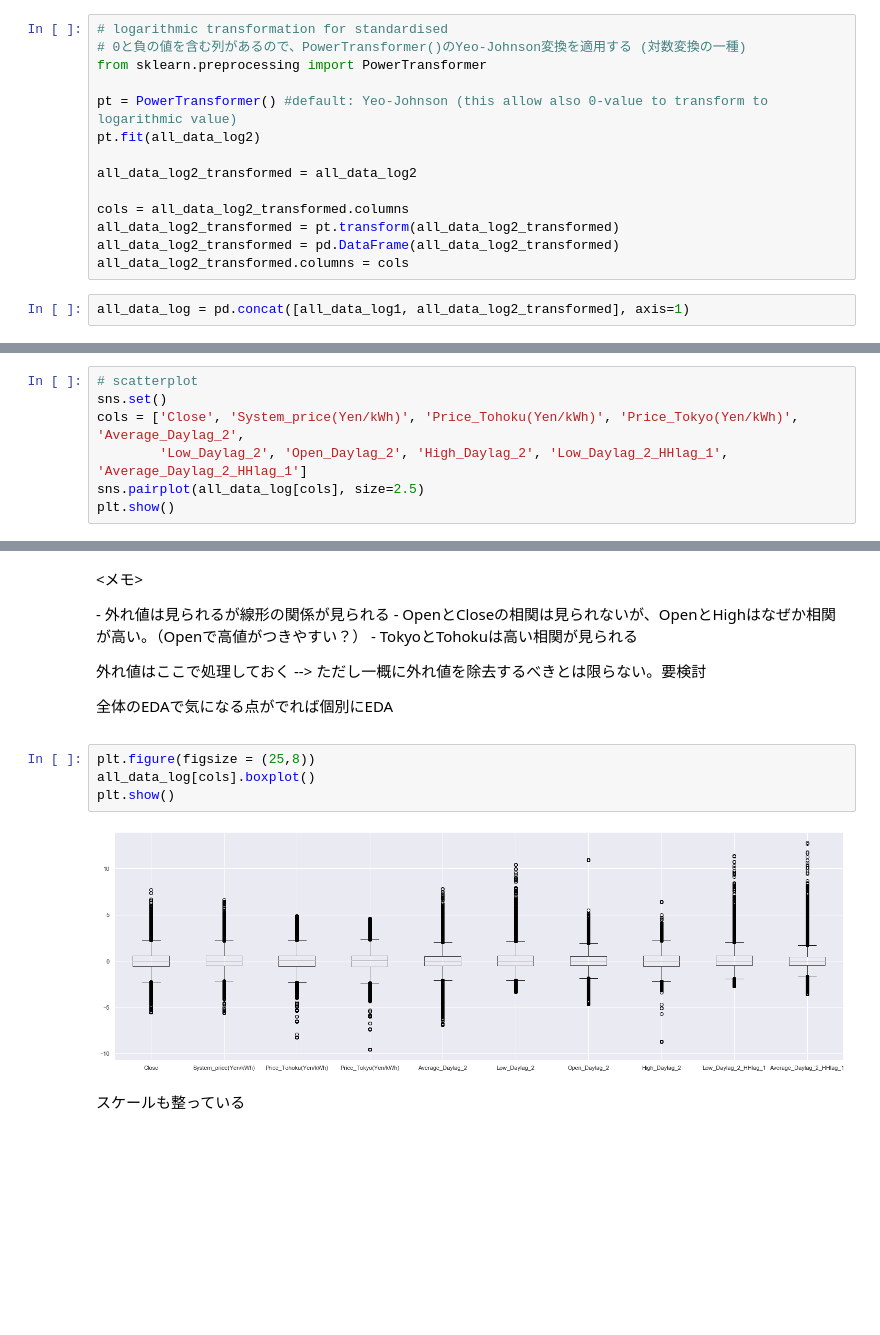
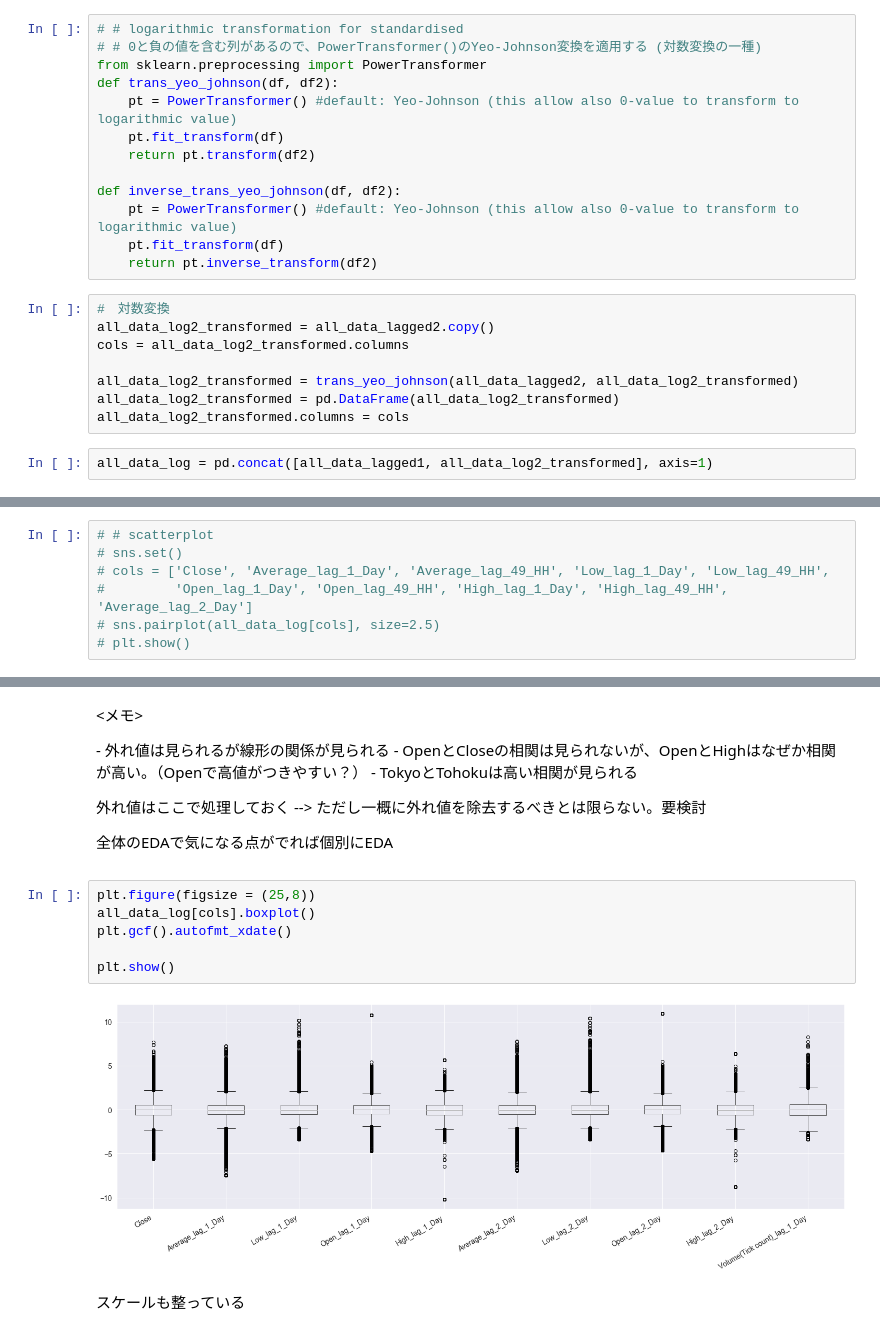
Before and after one commit to ken-datascience/master_thesis, a Jupyter notebook: Data Analysis for Master Thesis_(modeling_without_features).ipynb, the cells around one changed output, grey strips where cells are left out. Cells and saved outputs as stored; diff of their text form; blank space fills up the shorter version.

```diff
--- a/Data Analysis for Master Thesis_(modeling_without_features).ipynb
+++ b/Data Analysis for Master Thesis_(modeling_without_features).ipynb
@@ -523,16 +389,23 @@ all_data_log2 = all_data_lagged.drop(['Date', 'Time', 'HH', 'date_block_num', 'm
 # %%
-# logarithmic transformation for standardised
-# 0と負の値を含む列があるので、PowerTransformer()のYeo-Johnson変換を適用する (対数変換の一種)
+# # logarithmic transformation for standardised
+# # 0と負の値を含む列があるので、PowerTransformer()のYeo-Johnson変換を適用する (対数変換の一種)
 from sklearn.preprocessing import PowerTransformer
+def trans_yeo_johnson(df, df2):
+    pt = PowerTransformer() #default: Yeo-Johnson (this allow also 0-value to transform to logarithmic value)
+    pt.fit_transform(df)
+    return pt.transform(df2)
 
-pt = PowerTransformer() #default: Yeo-Johnson (this allow also 0-value to transform to logarithmic value)
-pt.fit(all_data_log2)
-
-all_data_log2_transformed = all_data_log2
-
-cols = all_data_log2_transformed.columns
-all_data_log2_transformed = pt.transform(all_data_log2_transformed)
-all_data_log2_transformed = pd.DataFrame(all_data_log2_transformed)
-all_data_log2_transformed.columns = cols
+def inverse_trans_yeo_johnson(df, df2):
+    pt = PowerTransformer() #default: Yeo-Johnson (this allow also 0-value to transform to logarithmic value)
+    pt.fit_transform(df)
+    return pt.inverse_transform(df2)
+# %%
+#　対数変換
+all_data_log2_transformed = all_data_lagged2.copy()
+cols = all_data_log2_transformed.columns
+
+all_data_log2_transformed = trans_yeo_johnson(all_data_lagged2, all_data_log2_transformed)
+all_data_log2_transformed = pd.DataFrame(all_data_log2_transformed)
+all_data_log2_transformed.columns = cols
 # %%
-all_data_log = pd.concat([all_data_log1, all_data_log2_transformed], axis=1)
+all_data_log = pd.concat([all_data_lagged1, all_data_log2_transformed], axis=1)
@@ -612,9 +460,9 @@ plt.show()
 ※ちなみにDay1_lagの場合、Ave=0.65, Low=0.62, Open=0.57, Low_HHlag=0.57,HIgh=0.56,Ave_HHlag=0.55<p>
 (Day2の場合、相関が結構下がるため、改善の余地あり)
 # %%
-# scatterplot
-sns.set()
-cols = ['Close', 'System_price(Yen/kWh)', 'Price_Tohoku(Yen/kWh)', 'Price_Tokyo(Yen/kWh)', 'Average_Daylag_2',
-        'Low_Daylag_2', 'Open_Daylag_2', 'High_Daylag_2', 'Low_Daylag_2_HHlag_1', 'Average_Daylag_2_HHlag_1']
-sns.pairplot(all_data_log[cols], size=2.5)
-plt.show()
+# # scatterplot
+# sns.set()
+# cols = ['Close', 'Average_lag_1_Day', 'Average_lag_49_HH', 'Low_lag_1_Day', 'Low_lag_49_HH',
+#         'Open_lag_1_Day', 'Open_lag_49_HH', 'High_lag_1_Day', 'High_lag_49_HH', 'Average_lag_2_Day']
+# sns.pairplot(all_data_log[cols], size=2.5)
+# plt.show()
@@ -631,9 +477,11 @@ plt.show()
 # %%
 plt.figure(figsize = (25,8))
 all_data_log[cols].boxplot()
+plt.gcf().autofmt_xdate()
+
 plt.show()
 # %% [output]
-[figure, old version]
+[figure, new version]
 # %% [markdown]
 スケールも整っている
 # %% [markdown]
```
Also changed, not shown: parts of 183 cells of this notebook, 3 other files.
